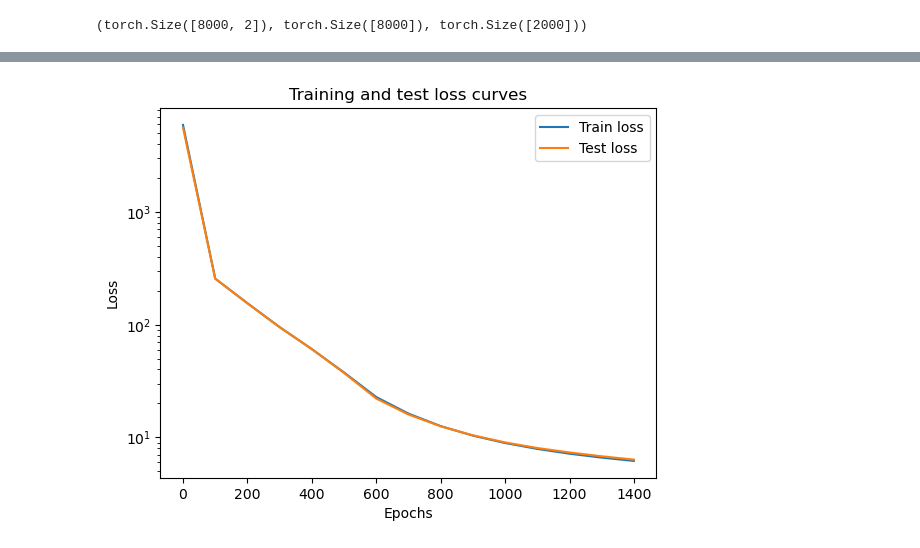
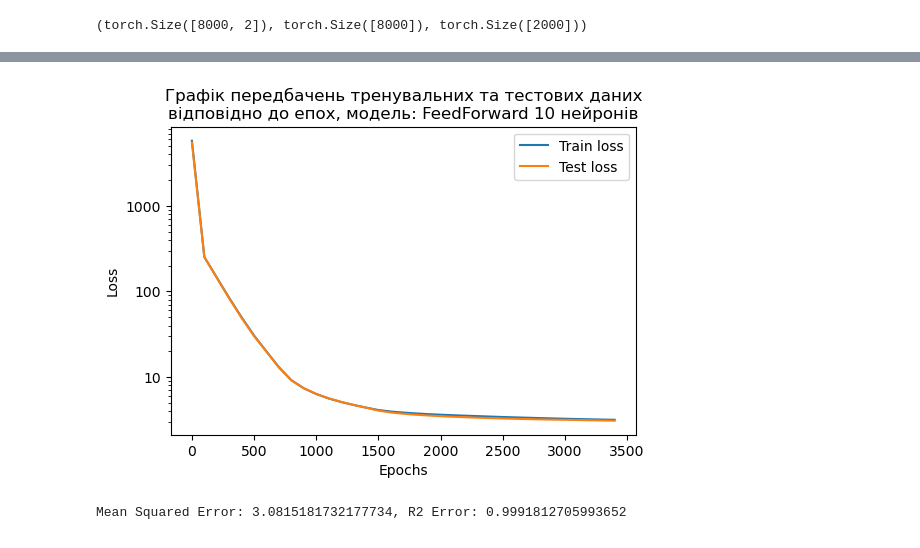
Before and after one commit to VarRoman/7_semester, a Jupyter notebook: PR_PZ/Lab2/lab2_pytorch.ipynb, the cells around one changed output, grey strips where cells are left out. Cells and saved outputs as stored; diff of their text form; code cells hidden in the pictures.

```diff
--- a/PR_PZ/Lab2/lab2_pytorch.ipynb
+++ b/PR_PZ/Lab2/lab2_pytorch.ipynb
@@ -81,5 +106,5 @@ class CascadeForward(nn.Module):
 # %%
-def training_loop(model, input_train, input_test, output_train, output_test, num_epochs=500):
+def training_loop(model, input_train, input_test, output_train, output_test, num_epochs, model_name):
     optimizer = Adam(model.parameters(), lr=0.03)
     criterion = nn.MSELoss().to(device)
 
@@ -108,19 +133,24 @@ def training_loop(model, input_train, input_test, output_train, output_test, num
             if test_loss.item() < 3:
                 break
 
+    model.mean_squared_error = mean_squared_error(output_test.cpu(), test_pred.cpu())
+    model.r2_score = r2_score(output_test.cpu(), test_pred.cpu())
 
-
-    plt.clf()
-    plt.plot(epoch_count, train_loss_lt, label="Train loss")
-    plt.plot(epoch_count, test_loss_lt, label="Test loss")
-    plt.title("Training and test loss curves")
-    plt.yscale('log')
-    plt.ylabel("Loss")
-    plt.xlabel("Epochs")
-    plt.legend()
+    fig, ax = plt.subplots(figsize=(6, 4))
+    ax.plot(epoch_count, train_loss_lt, label="Train loss")
+    ax.plot(epoch_count, test_loss_lt, label="Test loss")
+    ax.set_title(f"Графік передбачень тренувальних та тестових даних\nвідповідно до епох, модель: {model_name}")
+    ax.set_yscale('log')
+    formatter = mticker.ScalarFormatter()
+    ax.yaxis.set_major_formatter(formatter)
+    # ax.yaxis.set_minor_formatter(formatter)
+    ax.set_ylabel("Loss")
+    ax.set_xlabel("Epochs")
+    ax.legend()
     plt.show()
 # %%
 # Model with 10 neurons in a hidden layer
 model_feed_forward_0 = FeedForward(hidden_dim=10).to(device)
-training_loop(model_feed_forward_0, X_y_train, X_y_test, z_train.unsqueeze(1), z_test.unsqueeze(1), 1500)
+training_loop(model_feed_forward_0, X_y_train, X_y_test, z_train.unsqueeze(1), z_test.unsqueeze(1), 3500, 'FeedForward 10 нейронів')
+print(f'Mean Squared Error: {model_feed_forward_0.mean_squared_error}, R2 Error: {model_feed_forward_0.r2_score}')
 # %% [output]
@@ -142,4 +174,5 @@ Epoch: 1400, Train Loss: 6.180822372436523, Test Loss: 6.346905708312988
-[figure, old version]
+[figure, new version]
+Mean Squared Error: 3.0815181732177734, R2 Error: 0.9991812705993652
 # %%
 # Creating a new model, but with more neurons in a hidden layer
 model_feed_forward_1 = FeedForward(hidden_dim=20).to(device)
```
Also changed, not shown: parts of 10 cells of this notebook, 1 other file.
